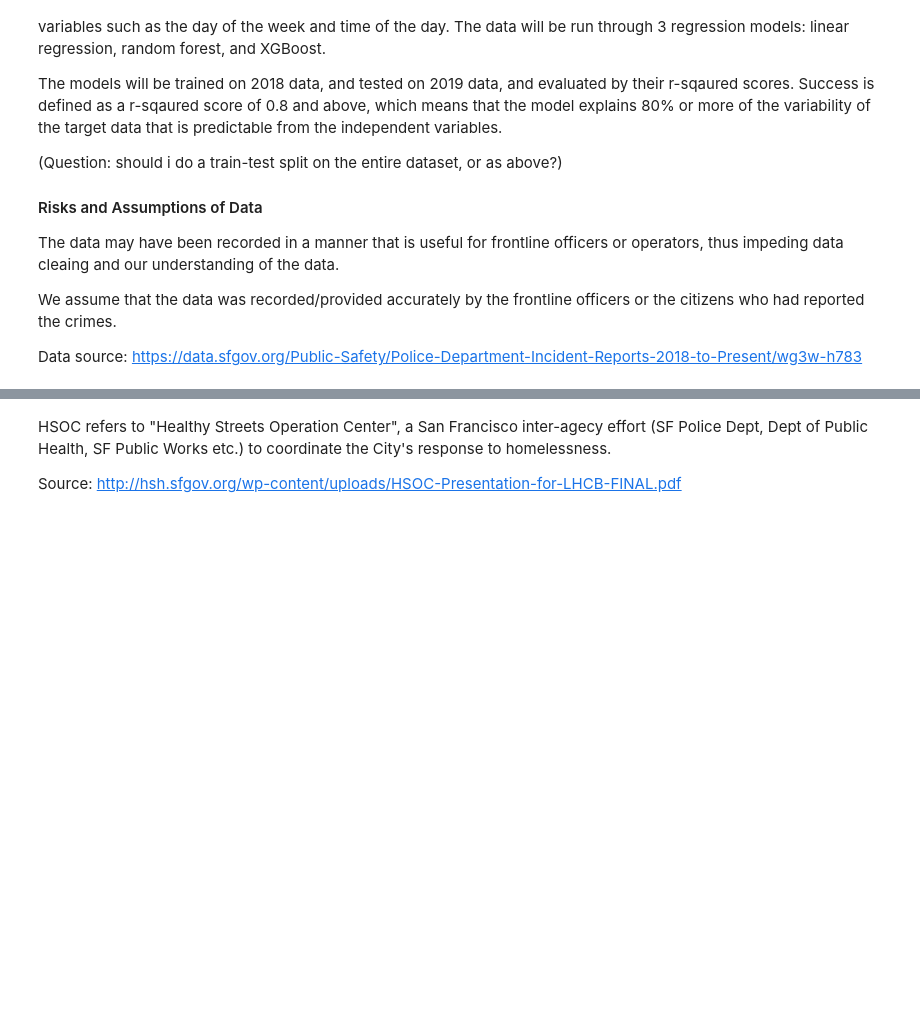
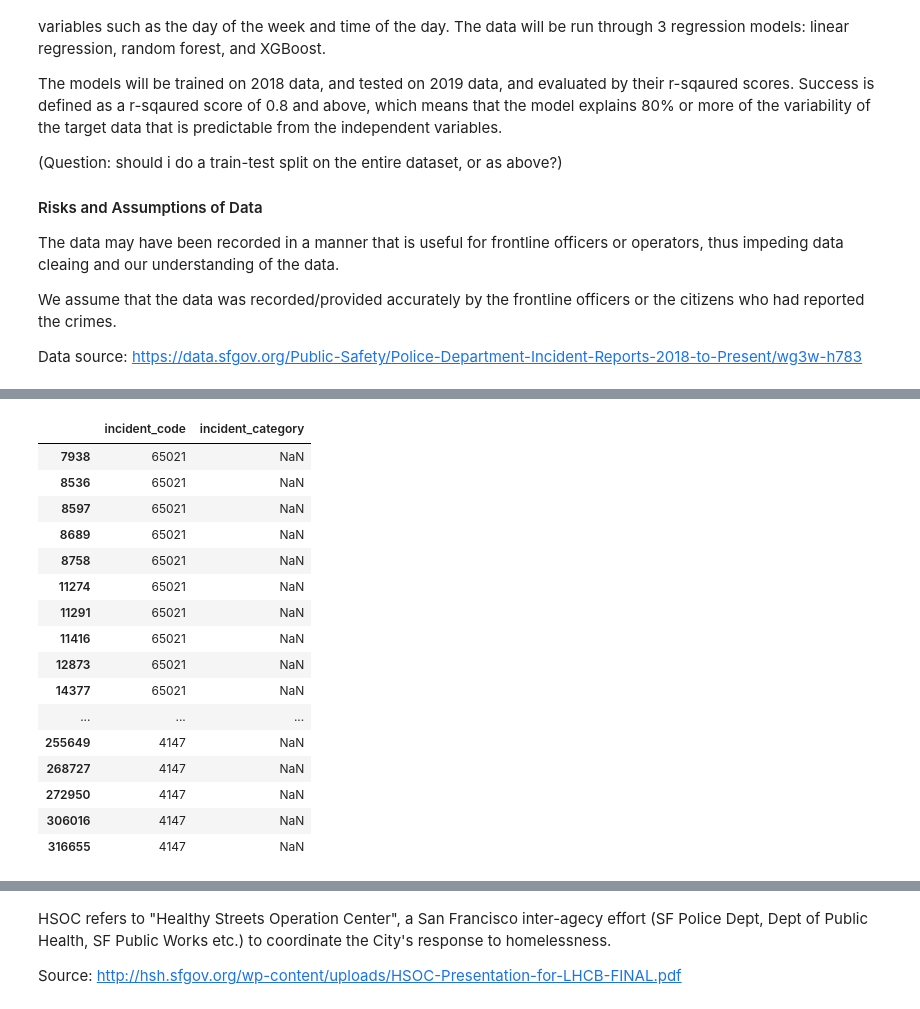
Before and after one commit to yeoelton/Predicting-Crime-San-Francisco, a Jupyter notebook: code/Capstone Project_EDA.ipynb, the cells around one changed output, grey strips where cells are left out. Saved outputs shown, nothing was run; the diff lists cells and outputs as text; code cells hidden in the pictures; blank space fills up the shorter version.

```diff
--- a/code/Capstone Project_EDA.ipynb
+++ b/code/Capstone Project_EDA.ipynb
@@ -61 +123,21 @@ Areas of Vulnerability, 2016                             17794
 dtype: int64
+# %%
+reports[['incident_code', 'incident_category']][reports.incident_category.isnull()]
+# %% [output]
+|  | incident_code | incident_category |
+| 7938 | 65021 | NaN |
+| 8536 | 65021 | NaN |
+| 8597 | 65021 | NaN |
+| 8689 | 65021 | NaN |
+| 8758 | 65021 | NaN |
+| 11274 | 65021 | NaN |
+| 11291 | 65021 | NaN |
+| 11416 | 65021 | NaN |
+| 12873 | 65021 | NaN |
+| 14377 | 65021 | NaN |
+| ... | ... | ... |
+| 255649 | 4147 | NaN |
+| 268727 | 4147 | NaN |
+| 272950 | 4147 | NaN |
+| 306016 | 4147 | NaN |
+| 316655 | 4147 | NaN |
```
Also changed, not shown: parts of 27 cells of this notebook.
